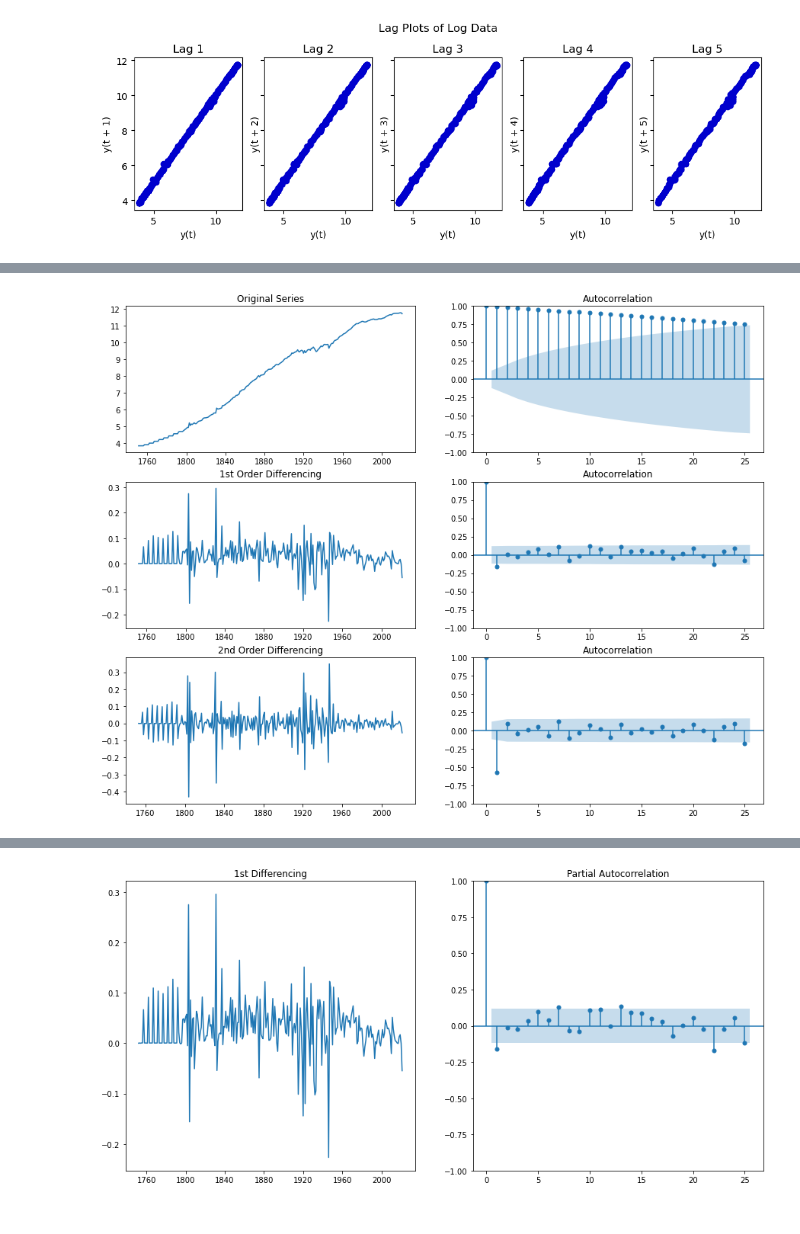
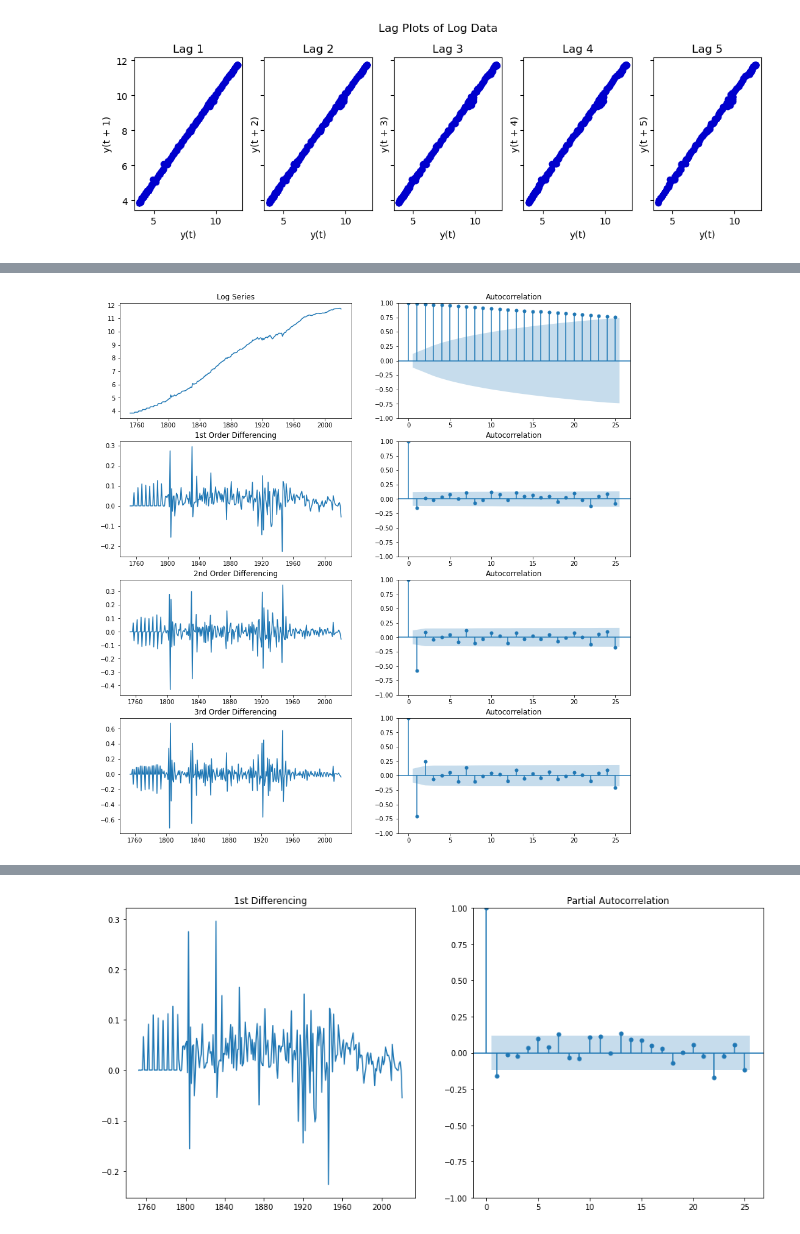
Before and after one commit to cristian-castro-a/World_CO2_Emissions_Forecasting, a Jupyter notebook: World CO2 Forecasting - Cristian Castro.ipynb, the cells around one changed output, grey strips where cells are left out. Cells and saved outputs as stored; diff of their text form; code cells hidden in the pictures.

```diff
--- a/World CO2 Forecasting - Cristian Castro.ipynb
+++ b/World CO2 Forecasting - Cristian Castro.ipynb
@@ -165,20 +187,23 @@ plt.show()
 # %%
 # Check differentiating in log data
-
-fig, axes = plt.subplots(3, 2, figsize = (15,12))
+fig, axes = plt.subplots(4, 2, figsize = (15,16))
 
 # Original Series
-axes[0, 0].plot(np.log(df['co2'])); axes[0, 0].set_title('Original Series')
+axes[0, 0].plot(np.log(df['co2'])); axes[0, 0].set_title('Log Series')
 plot_acf(np.log(df['co2']), ax=axes[0, 1])
 
 # 1st Differencing
 axes[1, 0].plot(np.log(df['co2']).diff()); axes[1, 0].set_title('1st Order Differencing')
 plot_acf(np.log(df['co2']).diff().dropna(), ax=axes[1, 1])
 
 # 2nd Differencing
 axes[2, 0].plot(np.log(df['co2']).diff().diff()); axes[2, 0].set_title('2nd Order Differencing')
 plot_acf(np.log(df['co2']).diff().diff().dropna(), ax=axes[2, 1])
 
+# 3rd Differencing
+axes[3, 0].plot(np.log(df['co2']).diff().diff().diff()); axes[3, 0].set_title('3rd Order Differencing')
+plot_acf(np.log(df['co2']).diff().diff().diff().dropna(), ax=axes[3, 1])
+
 plt.show()
 # %% [output]
-[figure, old version]
+[figure, new version]
```
Also changed, not shown: parts of 31 cells of this notebook, 1 other file.
